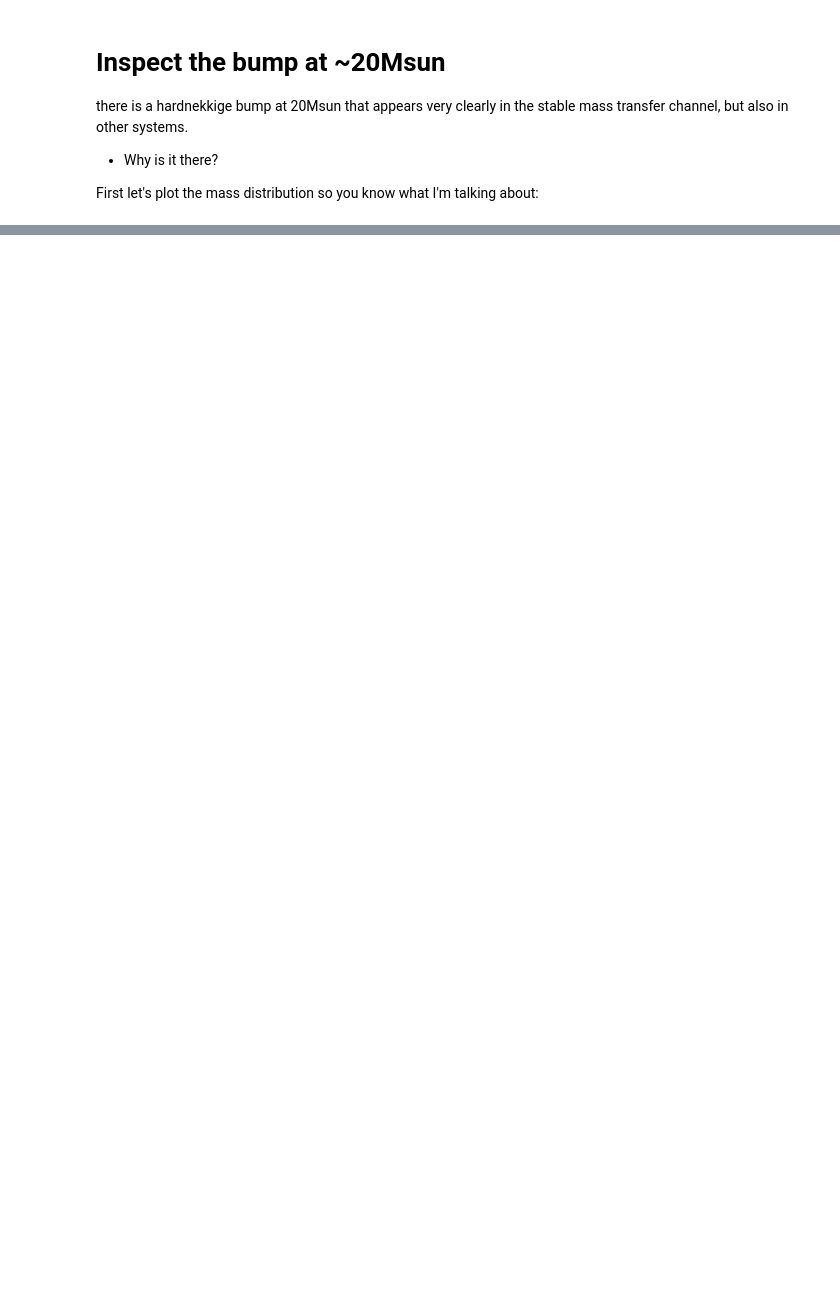
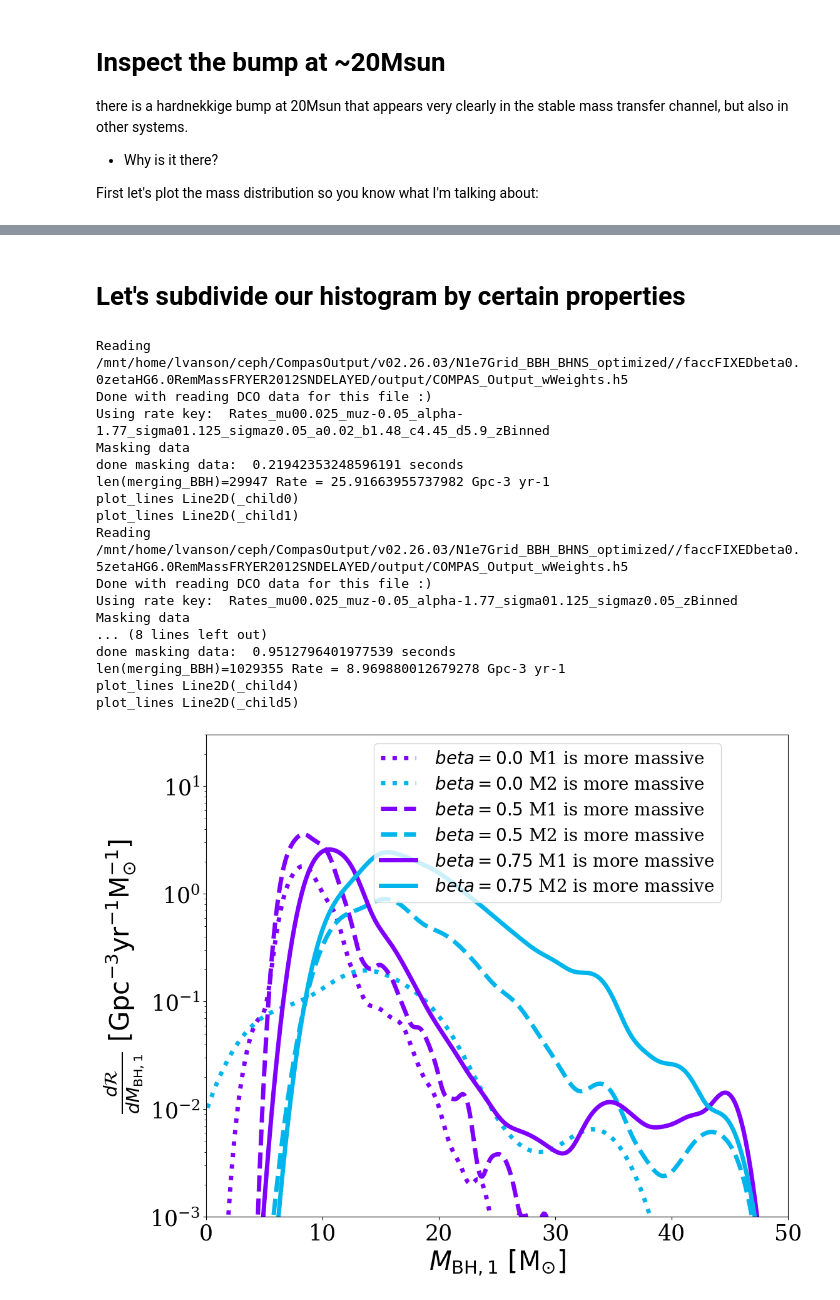
Before and after one commit to LiekeVanSon/BumpAt20, a Jupyter notebook: Code/InspectBumpAt20.ipynb, the cells around one changed output, grey strips where cells are left out. Drawn from its saved outputs; the diff is of its cells as text; code cells hidden in the pictures; blank space fills up the shorter version.

```diff
--- a/Code/InspectBumpAt20.ipynb
+++ b/Code/InspectBumpAt20.ipynb
@@ -257,0 +352,2 @@ NameError: name 'np' is not defined
+# %% [markdown]
+# Let's subdivide our histogram by certain properties
@@ -257,0 +469,75 @@ NameError: name 'np' is not defined
+# %%
+############################################################
+# Create a figure and axes
+fig, ax = plt.subplots(figsize = (12, 10))
+
+# List of simulation names
+sim_names = ['faccFIXEDbeta%szetaHG6.0RemMassFRYER2012SNDELAYED/' % beta for beta in [0.0, 0.5, 1.0]]#, 0.75, 1.0]]
+
+labels = [r' $beta = %s$' % beta for beta in [0.0, 0.5, 0.75, 1.0]]
+colors = [matplotlib.colormaps['rainbow'](i) for i in np.linspace(0, 1, 5)]
+linestyles = [':', '--', '-']
+all_plot_lines, all_leg_labels = [], []
+
+# Loop over simulation names
+for i, sim_name in enumerate(sim_names):
+    # First read and mask the data
+    merging_BBH, Red_intr_rate_dens, bins, channel_string = Read_and_Mask(sim_name=sim_name,
+                                            sim_dir='/mnt/home/lvanson/ceph/CompasOutput/v02.26.03/N1e7Grid_BBH_BHNS_optimized/',
+                                            rate_key='Rates_mu00.025_muz-0.05_alpha-1.77_sigma01.125_sigmaz0.05_a0.02_b1.48_c4.45_d5.9_zBinned',
+                                            bins=np.arange(0.,55,2.5), only_stable=True, only_CE=False)
+
+    # Now lets add an extra mask
+    M1_most_massive = merging_BBH['M_moreMassive'] == merging_BBH['Mass(1)']
+    M2_most_massive = merging_BBH['M_moreMassive'] == merging_BBH['Mass(2)']
+
+    bool_labels = ['M1 is more massive', 'M2 is more massive']
+
+    # Use the average rate density per z-bin
+    i_redshift = np.where(redshifts == 0.2)[0][0]
+
+    for b, bool in enumerate([M1_most_massive, M2_most_massive]):
+        Weights    = Red_intr_rate_dens[bool, i_redshift]
+        x_vals     = merging_BBH['M_moreMassive'][bool]
+
+        plot_lines =  plot_distribution(ax, x_vals, Weights, bins,
+                        plot_ligo=False, show_hist=False, show_kde=True,
+                        x_lim=(0.,50),  y_lim = (1e-3,30),
+                        color= colors[b], linestyle = linestyles[i],
+                        xlabel=r'$M_{\mathrm{BH, 1}} \ \rm [M_{\odot}]$',
+                        ylabel=r'$\frac{d\mathcal{R}}{dM_{\mathrm{BH, 1} }} \ \mathrm{[Gpc^{-3}yr^{-1}M^{-1}_{\odot}]}$',
+                        legend_args=None, legend1_args = None)
+
+        # leg_labels = [channel_string + labels[i]]
+        print('plot_lines', plot_lines)#, 'leg_labels', leg_labels)
+
+        # all_plot_lines.append([plot_lines[i] for i in range(len(plot_lines)) ])
+        all_plot_lines.append(plot_lines)
+        all_leg_labels.append(labels[i] + ' '+ bool_labels[b])
+
+# Show the figure
+# add legend for simulations
+leg_args = {'loc':'upper right',  'bbox_to_anchor':[0.9, 1.], 'fontsize':20, 'title':''}
+leg = plt.legend([l for l in all_plot_lines], [l for l in all_leg_labels ],  **leg_args)
+leg._legend_box.align = "right"
+
+plt.show()
+# %% [output]
+Reading  /mnt/home/lvanson/ceph/CompasOutput/v02.26.03/N1e7Grid_BBH_BHNS_optimized//faccFIXEDbeta0.0zetaHG6.0RemMassFRYER2012SNDELAYED/output/COMPAS_Output_wWeights.h5
+Done with reading DCO data for this file :)
+Using rate key:  Rates_mu00.025_muz-0.05_alpha-1.77_sigma01.125_sigmaz0.05_a0.02_b1.48_c4.45_d5.9_zBinned
+Masking data
+done masking data:  0.21942353248596191 seconds
+len(merging_BBH)=29947 Rate = 25.91663955737982 Gpc-3 yr-1
+plot_lines Line2D(_child0)
+plot_lines Line2D(_child1)
+Reading  /mnt/home/lvanson/ceph/CompasOutput/v02.26.03/N1e7Grid_BBH_BHNS_optimized//faccFIXEDbeta0.5zetaHG6.0RemMassFRYER2012SNDELAYED/output/COMPAS_Output_wWeights.h5
+Done with reading DCO data for this file :)
+Using rate key:  Rates_mu00.025_muz-0.05_alpha-1.77_sigma01.125_sigmaz0.05_zBinned
+Masking data
+... (8 lines left out)
+done masking data:  0.9512796401977539 seconds
+len(merging_BBH)=1029355 Rate = 8.969880012679278 Gpc-3 yr-1
+plot_lines Line2D(_child4)
+plot_lines Line2D(_child5)
+[figure, added]
```
Also changed, not shown: parts of 10 cells of this notebook, 1 other file.
